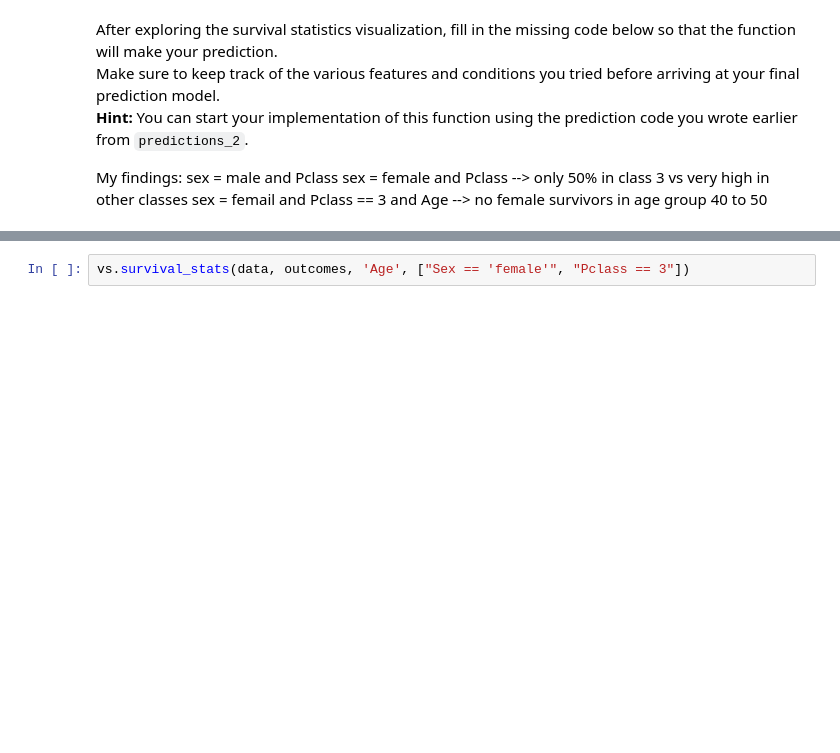
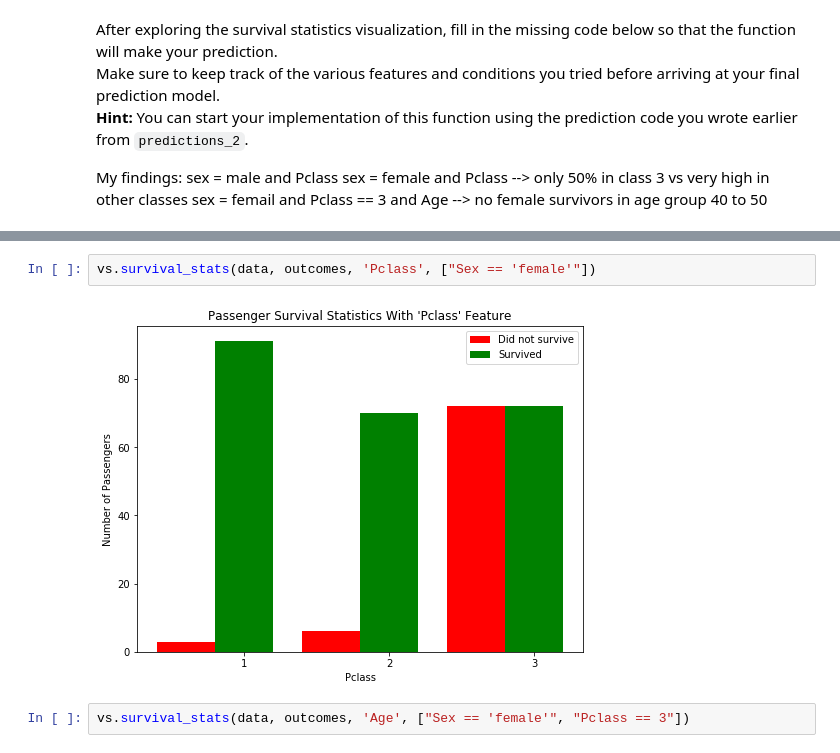
Before and after one commit to troypete/udacity_machine_learning, a Jupyter notebook: titanic_survival_exploration/titanic_survival_exploration.ipynb, the cells around one changed output, grey strips where cells are left out. Cells and saved outputs as stored; diff of their text form; blank space fills up the shorter version.

```diff
--- a/titanic_survival_exploration/titanic_survival_exploration.ipynb
+++ b/titanic_survival_exploration/titanic_survival_exploration.ipynb
@@ -245,3 +249,7 @@ sex = femail and Pclass == 3 and Age --> no female survivors in age group 40 to
+# %%
+vs.survival_stats(data, outcomes, 'Pclass', ["Sex == 'female'"])
+# %% [output]
+[figure, added]
 # %%
 vs.survival_stats(data, outcomes, 'Age', ["Sex == 'female'", "Pclass == 3"])
 # %% [output]
```
Also changed, not shown: parts of 8 cells of this notebook, 1 other file.
